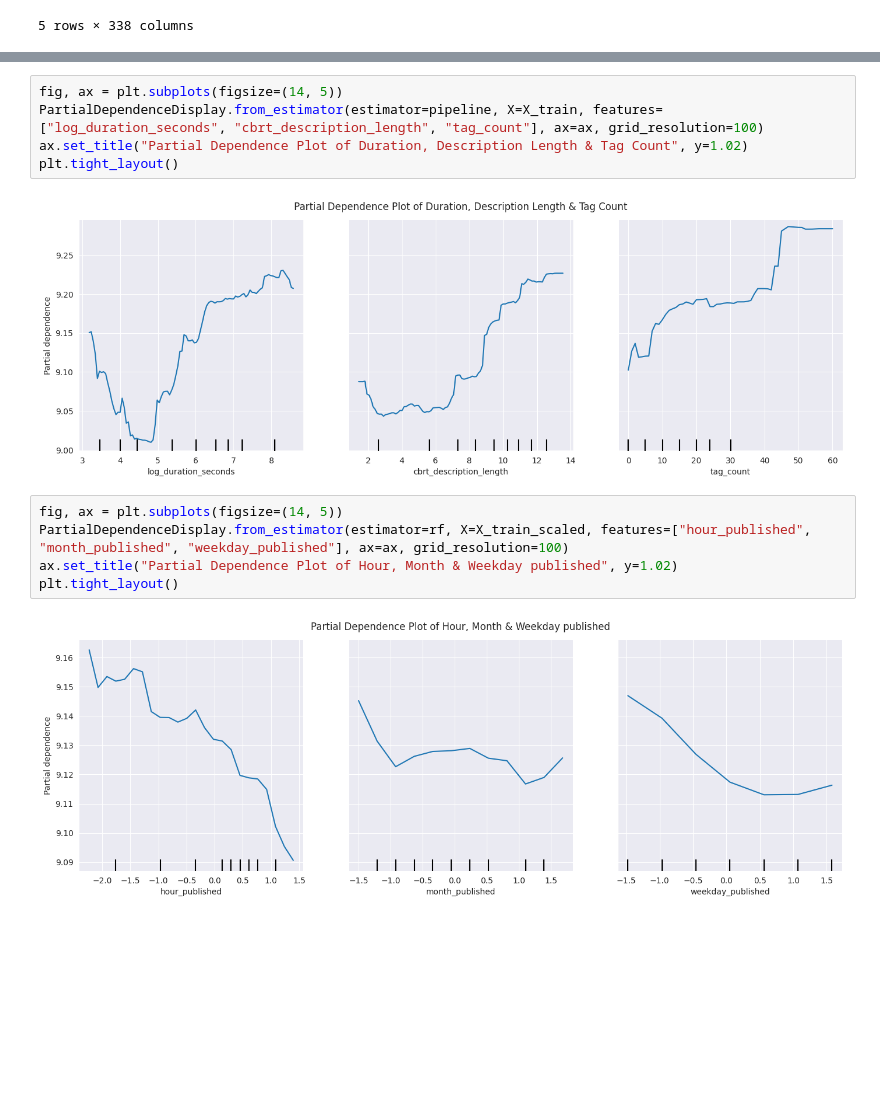
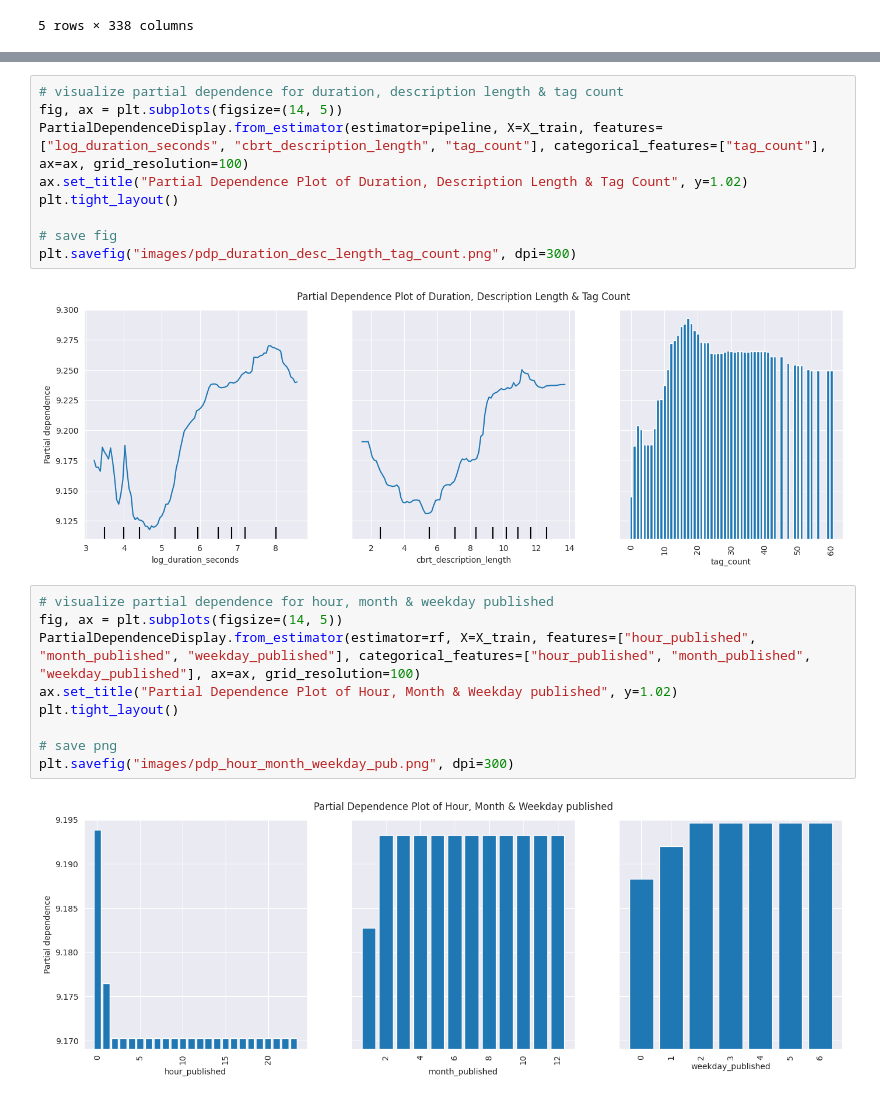
Before and after one commit to gh4rris/vegan_youtube, a Jupyter notebook: 04_modeling_dt_rf.ipynb, the cells around one changed output, grey strips where cells are left out. Saved outputs shown, nothing was run; the diff lists cells and outputs as text; blank space fills up the shorter version.

```diff
--- a/04_modeling_dt_rf.ipynb
+++ b/04_modeling_dt_rf.ipynb
@@ -176,14 +182,22 @@ plt.tight_layout()
 # %%
+# visualize partial dependence for duration, description length & tag count
 fig, ax = plt.subplots(figsize=(14, 5))
-PartialDependenceDisplay.from_estimator(estimator=pipeline, X=X_train, features=["log_duration_seconds", "cbrt_description_length", "tag_count"], ax=ax, grid_resolution=100)
+PartialDependenceDisplay.from_estimator(estimator=pipeline, X=X_train, features=["log_duration_seconds", "cbrt_description_length", "tag_count"], categorical_features=["tag_count"], ax=ax, grid_resolution=100)
 ax.set_title("Partial Dependence Plot of Duration, Description Length & Tag Count", y=1.02)
 plt.tight_layout()
+
+# save fig
+plt.savefig("images/pdp_duration_desc_length_tag_count.png", dpi=300)
 # %% [output]
-[figure, old version]
+[figure, new version]
 # %%
+# visualize partial dependence for hour, month & weekday published
 fig, ax = plt.subplots(figsize=(14, 5))
-PartialDependenceDisplay.from_estimator(estimator=rf, X=X_train_scaled, features=["hour_published", "month_published", "weekday_published"], ax=ax, grid_resolution=100)
+PartialDependenceDisplay.from_estimator(estimator=rf, X=X_train, features=["hour_published", "month_published", "weekday_published"], categorical_features=["hour_published", "month_published", "weekday_published"], ax=ax, grid_resolution=100)
 ax.set_title("Partial Dependence Plot of Hour, Month & Weekday published", y=1.02)
 plt.tight_layout()
+
+# save png
+plt.savefig("images/pdp_hour_month_weekday_pub.png", dpi=300)
 # %% [output]
-[figure, old version]
+[figure, new version]
```
Also changed, not shown: parts of 21 cells of this notebook, 18 other files.
